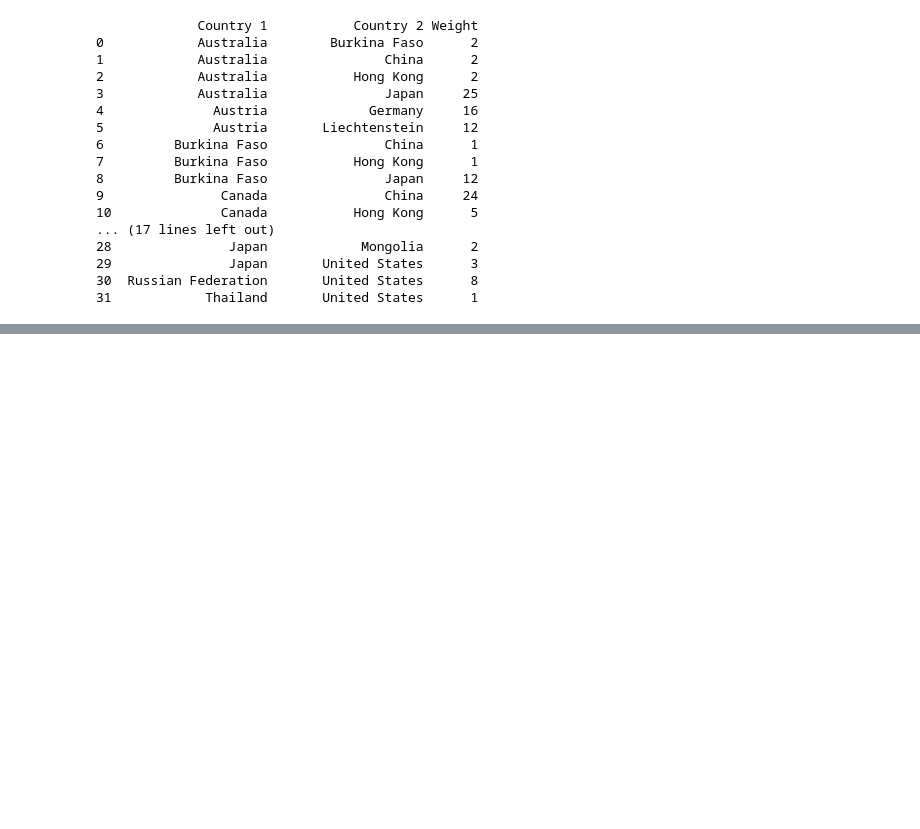
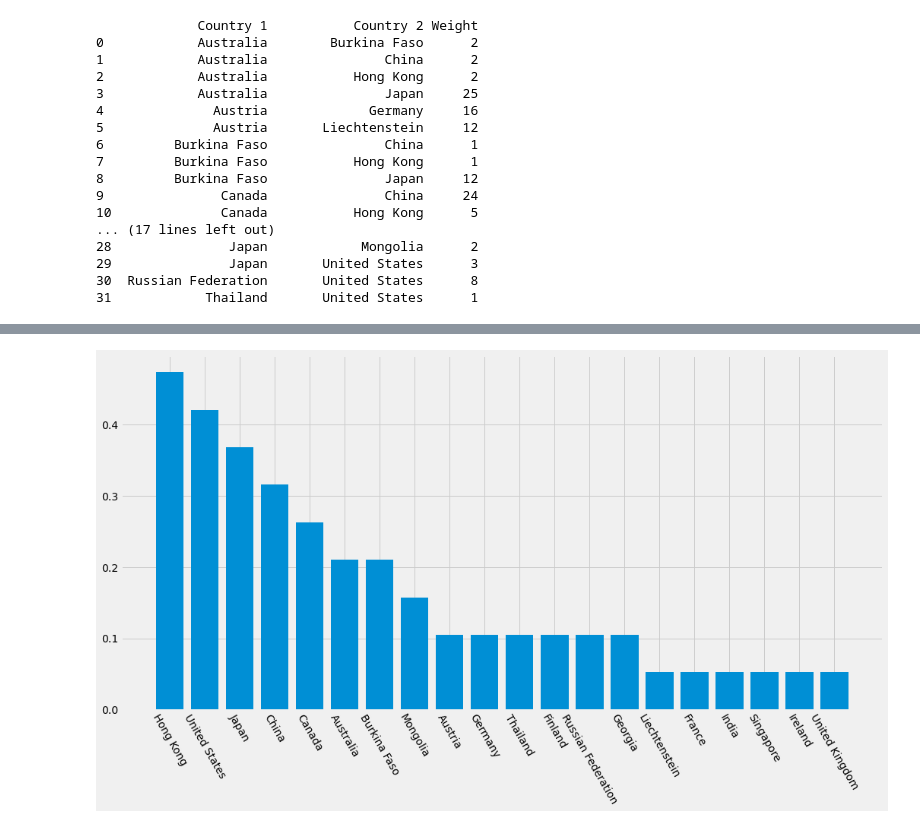
Before and after one commit to MaksOpp/web-intelligence-project, a Jupyter notebook: country_graph.ipynb, the cells around one changed output, grey strips where cells are left out. Cells and saved outputs as stored; diff of their text form; code cells hidden in the pictures; blank space fills up the shorter version.

```diff
--- a/country_graph.ipynb
+++ b/country_graph.ipynb
@@ -123,0 +142,12 @@ plt.show()
+# %%
+import seaborn as sns
+degree_centrality = nx.degree_centrality(G)
+degree_centrality = {k: v for k, v in sorted(degree_centrality.items(), key=lambda item: item[1], reverse=True)}
+
+plt.bar(range(len(degree_centrality)), list(degree_centrality.values()), align='center')
+plt.xticks(range(len(degree_centrality)), list(degree_centrality.keys()),rotation=-60)
+
+plt.tight_layout
+plt.show()
+# %% [output]
+[figure, added]
```
Also changed, not shown: parts of 8 cells of this notebook, 3 other files.
